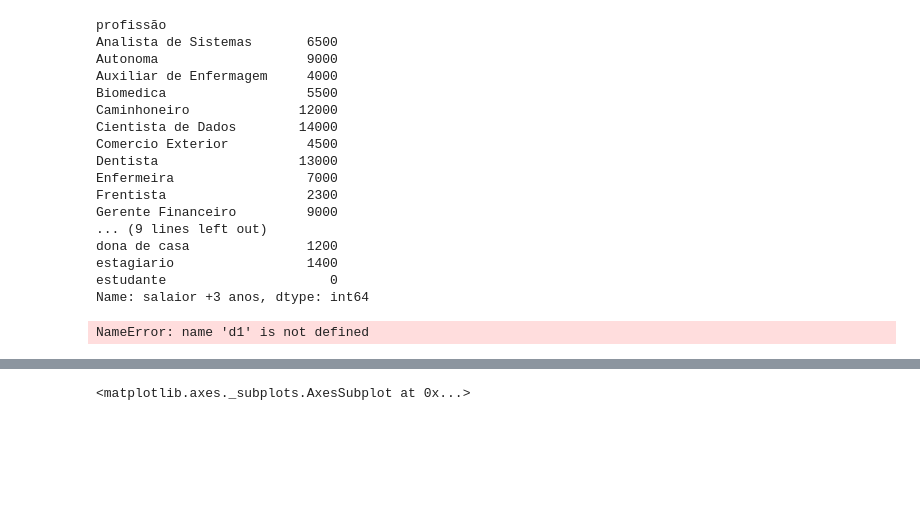
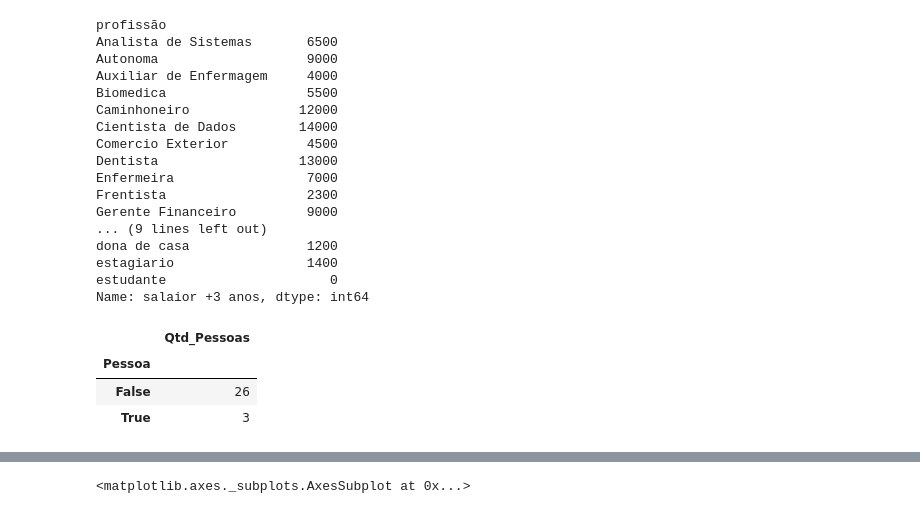
Before and after one commit to AndersonZangelmi/Exercicio_Python, a Jupyter notebook: Exerciocio_final.ipynb, the cells around one changed output, grey strips where cells are left out. Saved outputs shown, nothing was run; the diff lists cells and outputs as text; code cells hidden in the pictures; blank space fills up the shorter version.

```diff
--- a/Exerciocio_final.ipynb
+++ b/Exerciocio_final.ipynb
@@ -146,5 +146,12 @@ estudante                     0
 Name: salaior +3 anos, dtype: int64
 # %%
 #gostam de caminhar no final de semana
+Caminhada = dict(Counter(novo_df.lazer_final_de_semana.str.contains('caminhar')))
+
+pessoas_df = pessoas_df.groupby(by='Pessoa').sum()
+pessoas_df
 # %% [output]
-NameError: name 'd1' is not defined
+|  | Qtd_Pessoas |
+| Pessoa |  |
+| False | 26 |
+| True | 3 |
```
Also changed, not shown: parts of 1 cell of this notebook.
